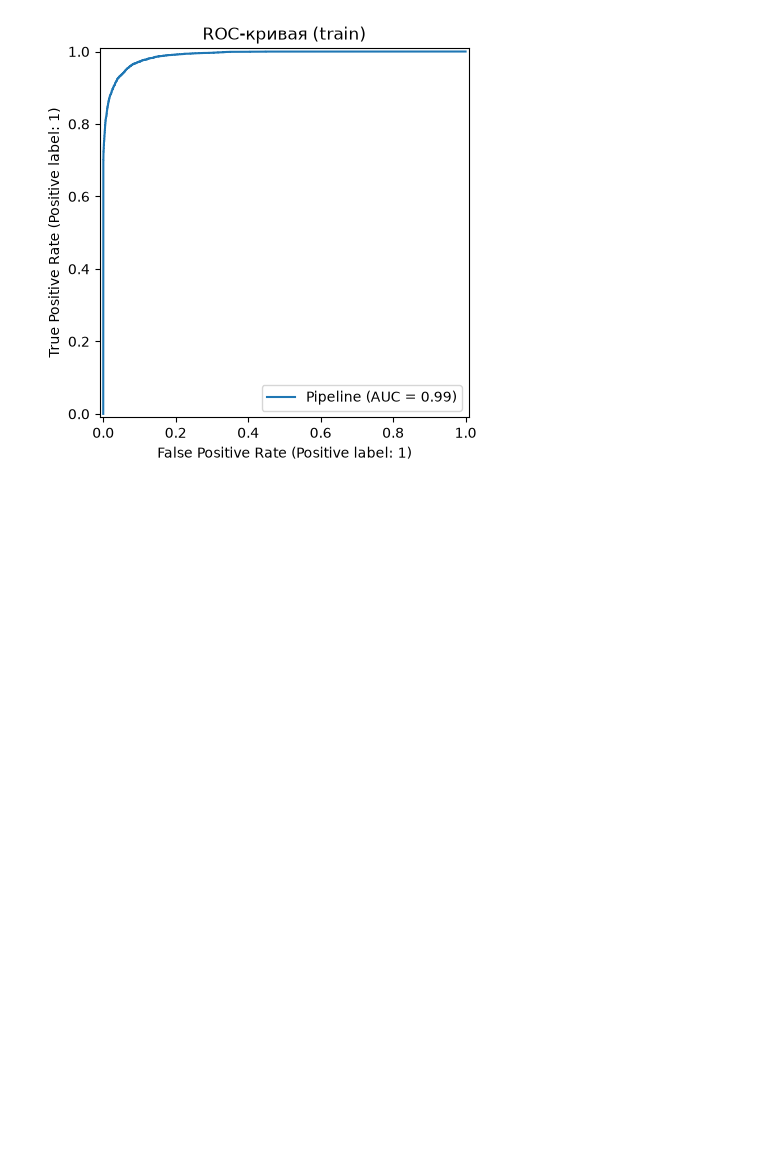
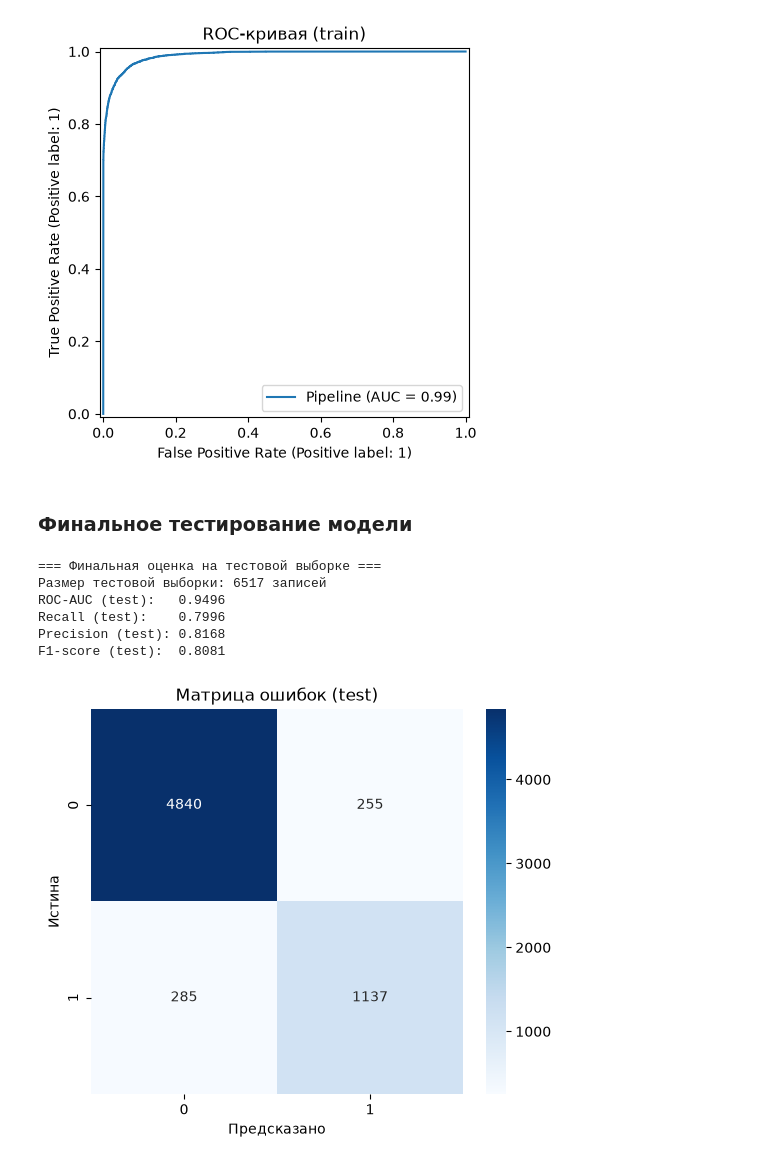
Before and after one commit to null-route-dev/credit-risk-classification, a Jupyter notebook: notebooks/04_models_training.ipynb, the cells around one changed output. Drawn from its saved outputs; the diff is of its cells as text; code cells hidden in the pictures; blank space fills up the shorter version.

```diff
--- a/notebooks/04_models_training.ipynb
+++ b/notebooks/04_models_training.ipynb
@@ -631,3 +631,42 @@ plt.title("ROC-кривая (train)")
 plt.show()
 # %% [output]
 [figure]
+# %% [markdown]
+### Финальное тестирование модели
+# %%
+# Оценка на тестовой выборке (X_test) – финальные результаты
+print("=== Финальная оценка на тестовой выборке ===")
+print(f"Размер тестовой выборки: {X_test.shape[0]} записей")
+
+# Предсказания вероятностей и классов на тесте
+y_test_proba = lgb_pipeline.predict_proba(X_test)[:, 1]
+y_test_pred = (y_test_proba >= 0.5).astype(int)
+
+# Расчёт метрик на тесте
+roc_auc_test = roc_auc_score(y_test, y_test_proba)
+recall_test = recall_score(y_test, y_test_pred)
+precision_test = precision_score(y_test, y_test_pred)
+f1_test = f1_score(y_test, y_test_pred)
+
+print(f"ROC-AUC (test):   {roc_auc_test:.4f}")
+print(f"Recall (test):    {recall_test:.4f}")
+print(f"Precision (test): {precision_test:.4f}")
+print(f"F1-score (test):  {f1_test:.4f}")
+# %% [output]
+=== Финальная оценка на тестовой выборке ===
+Размер тестовой выборки: 6517 записей
+ROC-AUC (test):   0.9496
+Recall (test):    0.7996
+Precision (test): 0.8168
+F1-score (test):  0.8081
+# %%
+# Матрица ошибок на тесте
+cm_test = confusion_matrix(y_test, y_test_pred)
+plt.figure(figsize=(6, 5))
+sns.heatmap(cm_test, annot=True, fmt="d", cmap="Blues")
+plt.title("Матрица ошибок (test)")
+plt.xlabel("Предсказано")
+plt.ylabel("Истина")
+plt.show()
+# %% [output]
+[figure, added]
```
Also changed, not shown: parts of 3 cells of this notebook.
